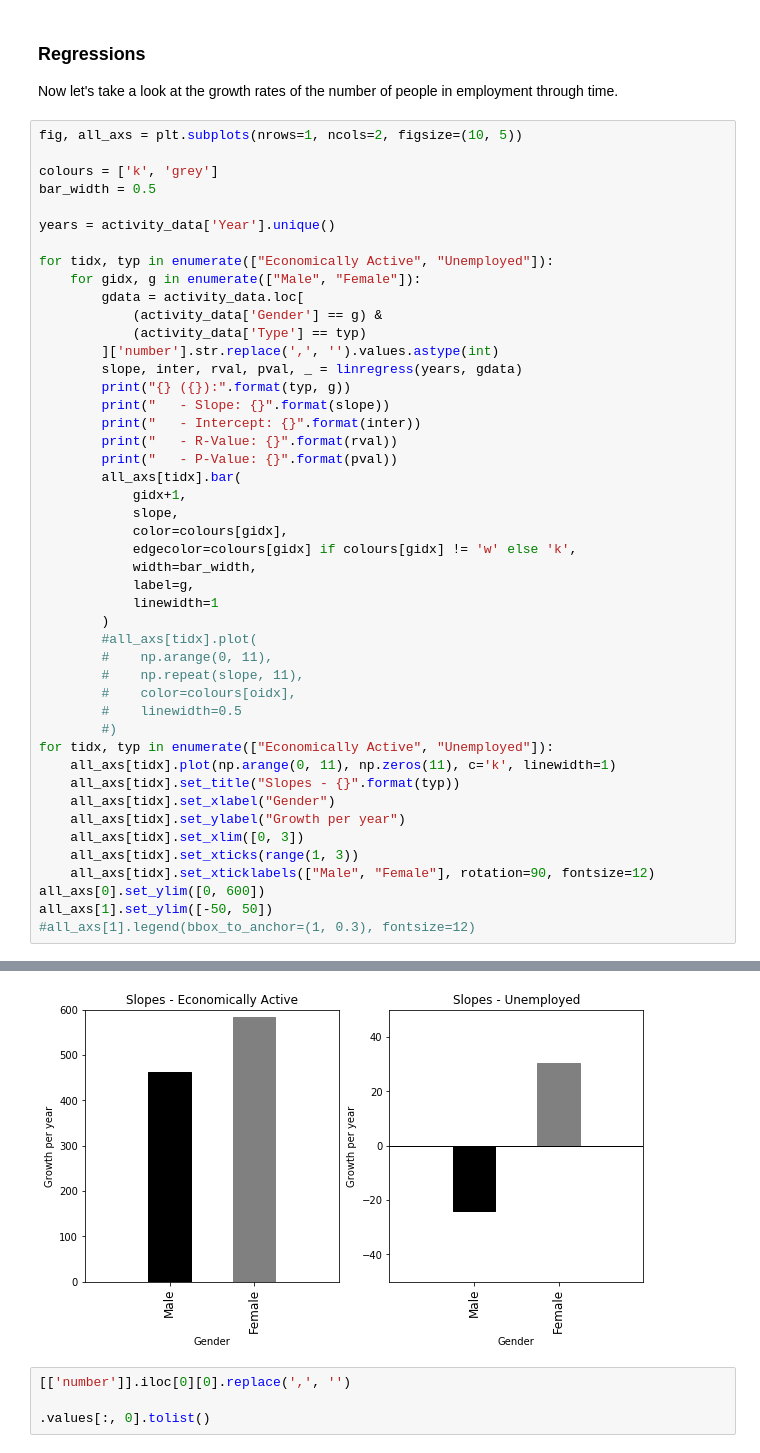
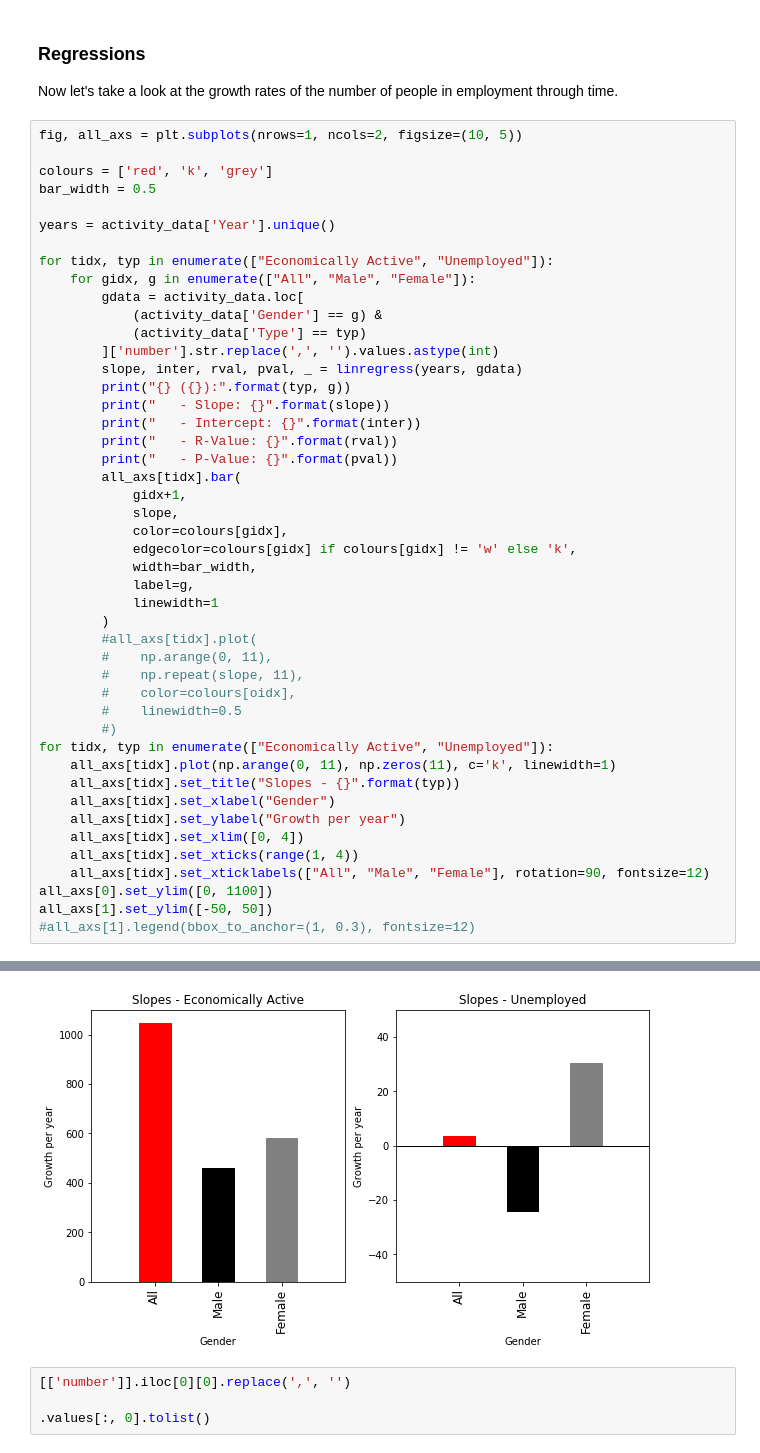
Before and after one commit to Sciprios/SwindonCovid, a Jupyter notebook: Salary/Earnings.ipynb, the cells around one changed output, grey strips where cells are left out. Saved outputs shown, nothing was run; the diff lists cells and outputs as text.

```diff
--- a/Salary/Earnings.ipynb
+++ b/Salary/Earnings.ipynb
@@ -407,13 +407,13 @@ Now let's take a look at the growth rates of the number of people in employment
 # %%
 fig, all_axs = plt.subplots(nrows=1, ncols=2, figsize=(10, 5))
 
-colours = ['k', 'grey']
+colours = ['red', 'k', 'grey']
 bar_width = 0.5
 
 years = activity_data['Year'].unique()
 
 for tidx, typ in enumerate(["Economically Active", "Unemployed"]):
-    for gidx, g in enumerate(["Male", "Female"]):
+    for gidx, g in enumerate(["All", "Male", "Female"]):
         gdata = activity_data.loc[
             (activity_data['Gender'] == g) &
             (activity_data['Type'] == typ)
@@ -444,10 +444,10 @@ for tidx, typ in enumerate(["Economically Active", "Unemployed"]):
     all_axs[tidx].set_title("Slopes - {}".format(typ))
     all_axs[tidx].set_xlabel("Gender")
     all_axs[tidx].set_ylabel("Growth per year")
-    all_axs[tidx].set_xlim([0, 3])
-    all_axs[tidx].set_xticks(range(1, 3))
-    all_axs[tidx].set_xticklabels(["Male", "Female"], rotation=90, fontsize=12)
-all_axs[0].set_ylim([0, 600])
+    all_axs[tidx].set_xlim([0, 4])
+    all_axs[tidx].set_xticks(range(1, 4))
+    all_axs[tidx].set_xticklabels(["All", "Male", "Female"], rotation=90, fontsize=12)
+all_axs[0].set_ylim([0, 1100])
 all_axs[1].set_ylim([-50, 50])
 #all_axs[1].legend(bbox_to_anchor=(1, 0.3), fontsize=12)
 # %% [output]
@@ -470,9 +467,9 @@ Unemployed (Female):
    - Slope: 30.441176470588236
    - Intercept: -58513.67647058824
    - R-Value: 0.2161374564676583
    - P-Value: 0.42140242191974653
 (-50, 50)
-[figure, old version]
+[figure, new version]
 # %%
 [['number']].iloc[0][0].replace(',', '')
 
```
Also changed, not shown: parts of 1 cell of this notebook.
